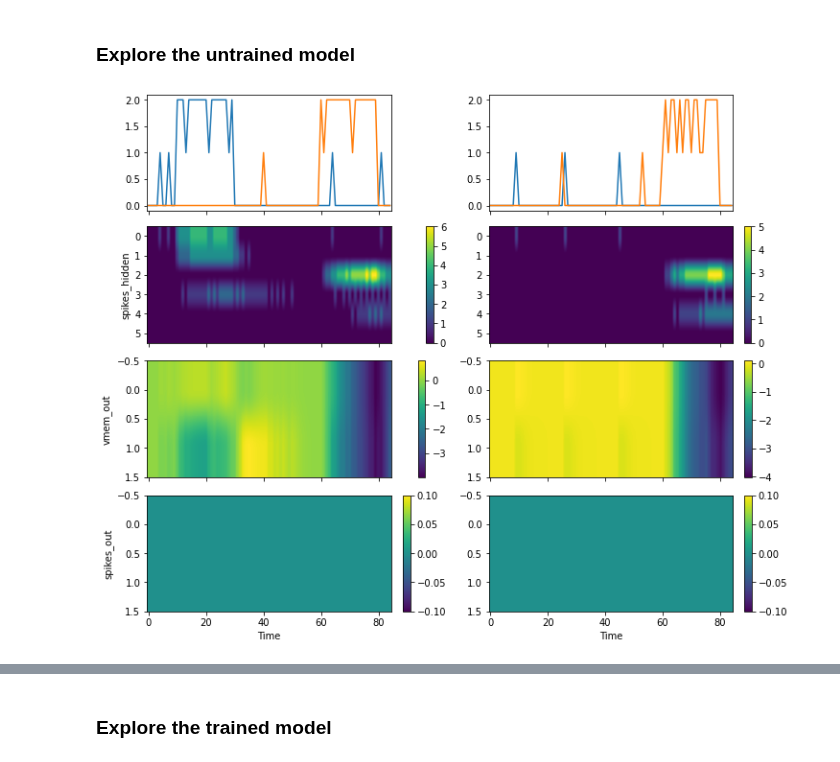
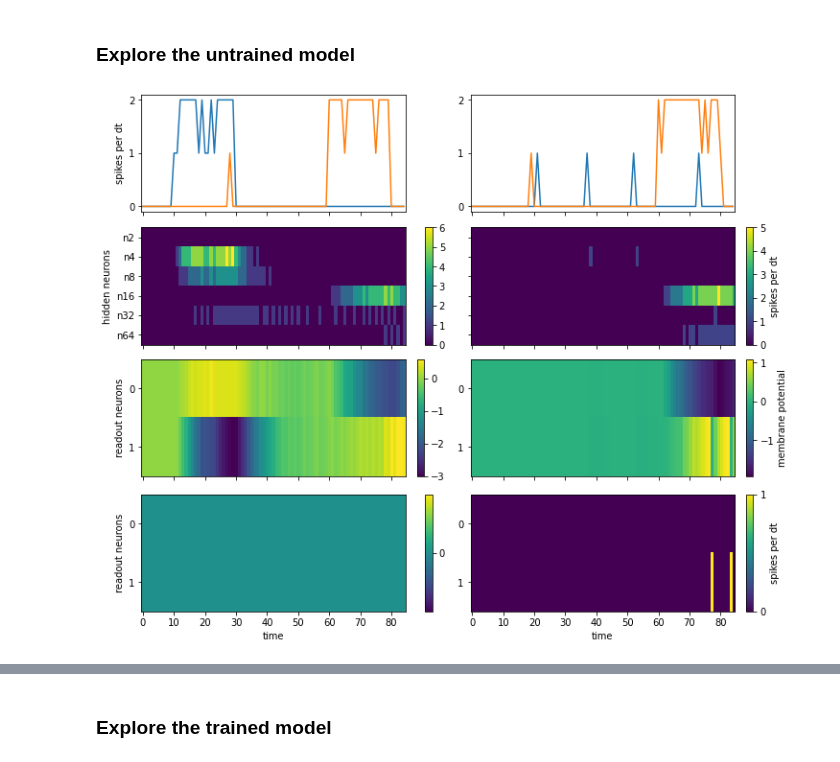
Before and after one commit to synsense/snn-workshop-amld-2022, a Jupyter notebook: 4. Auditory Processing/SNN_with_temporal_memory.ipynb, the cells around one changed output, grey strips where cells are left out. Drawn from its saved outputs; the diff is of its cells as text; code cells hidden in the pictures.

```diff
--- a/4. Auditory Processing/SNN_with_temporal_memory.ipynb
+++ b/4. Auditory Processing/SNN_with_temporal_memory.ipynb
@@ -55,7 +58,7 @@ Successfully installed pyDeprecate-0.3.2 torchmetrics-0.7.3
 import numpy as np
 from torch.utils.data import DataLoader
 import torch
-torch.manual_seed(1235)
+# torch.manual_seed(1235)
 
 class DelayTask:
     '''
@@ -66,7 +69,7 @@ class DelayTask:
         Channel A either generates a pulse at tA = offset_start remains silent.
         Channel B always generates a pulse start at tB = tA + delay.
 
-        The two output neurons represent the classes
+        The two readout neurons represent the classes
         A     + B -> class 0
         not A + B -> class 1
 
@@ -203,10 +206,11 @@ for i in range(2):
     ax[i][3].set_xticks([0, 1])
     ax[i][3].set_xticklabels([])
     ax[i][3].set_yticks([0, 1])
+    ax[i][3].set_yticklabels([])
 ax[0][0].set_title('signal')
 ax[0][1].set_title('noise')
 ax[0][2].set_title('total input')
-ax[0][3].set_title('output value')
+ax[0][3].set_title('class')
 ax[1][3].set_xticklabels([0, 1])
 ax[0][1].legend();
 # %% [output]
@@ -242,7 +246,7 @@ for i in range(4):
         signal, label = delay_task.__getitem__(0)
         ax[i][j].plot(signal[:, 0], label='channel 0')
         ax[i][j].plot(signal[:, 1], label='channel 1')
-        ax[i][j].set_title('output ' + str(label[0]))
+        ax[i][j].set_title('class ' + str(label[0]))
         ax[3][j].set_xlabel('time')
     ax[i][0].set_ylabel('spikes per dt')
 ax[0][0].legend();
@@ -370,7 +374,8 @@ def define_SynNet(
     neuron_model: TorchModule = LIFBitshiftTorch,
     max_spikes_per_dt: int = 31,
     max_spikes_per_dt_out: int = 1,
-    dt: float = 1e-3
+    dt: float = 1e-3,
+    seed: int = 1235
     ):
         """
         Args:
@@ -378,7 +383,7 @@ def define_SynNet(
             :param int n_channels:           number of input channels
             :param List tau_syn_hidden:      list of synaptic time constants of
                                              hidden layer neurons
-            :param float tau_syn_out:        synaptic time constants of output
+            :param float tau_syn_out:        synaptic time constants of readout
                                              neurons
             :param float tau_mem:            membrane time constant of all
                                              neurons
@@ -386,12 +391,13 @@ def define_SynNet(
             :param TorchModule neuron_model: neuron model of all neurons
             :param max_spikes_per_dt:        maximum number of spikes per time
                                              step of all neurons apart from
-                                             output neurons
+                                             the readout neurons
             :param max_spikes_per_dt_out:    maximum number of spikes per time
-                                             step of output neurons
+                                             step of the readout neurons
             :param float dt:                 one time step is seconds
         """
 
+        torch.manual_seed(seed)
         n_hidden = len(tau_syn_hidden)
         tau_syn_hidden = torch.tensor(tau_syn_hidden)
         thresholds = Constant([threshold for i in range(n_hidden)])
@@ -537,7 +567,7 @@ tau_syn_hidden = [2e-3, 4e-3, 8e-3, 16e-3, 32e-3, 64e-3]
 #@title *Solution*
 # run one signal type of each class through the model and visualize the
 # input signal, the spikes produced by the neurons in the hidden layer and the
-# membrane potential and spikes of the output neurons
+# membrane potential and spikes of the readout neurons
 
 
 # initalize the model
@@ -553,51 +583,75 @@ with torch.no_grad():
   snn_untrained.reset_state()
   _, _,  rec_untrained = snn_untrained(data_test.float(), record=True)
 
-# read out spikes of the hidden layer and membrane potential and spikes of the
-# the output neurons from the recording dictionary
-spikes_hidden = rec_untrained['1_LIFBitshiftTorch_output'].detach().cpu().numpy()
+# extract spikes of the hidden layer and membrane potential and spikes of the
+# the readout neurons from the recording dictionary
+spikes_hidden = rec_untrained['1_LIFBitshiftTorch_output'].detach().cpu().int().numpy()
 vmem_out = rec_untrained['3_LIFBitshiftTorch']['vmem'].detach().cpu().numpy()
-spikes_out = rec_untrained['3_LIFBitshiftTorch_output'].detach().cpu().numpy()
+spikes_out = rec_untrained['3_LIFBitshiftTorch_output'].detach().cpu().int().numpy()
 
 # pick the first signals in the batch corresponding to target values 0 and 1
 t0, t1 = 0, 1
 batch_idx_c0 = torch.arange(0, batch_size, dtype=int)[labels_test[:, 0] == t0][0].item()
 batch_idx_c1 = torch.arange(0, batch_size, dtype=int)[labels_test[:, 0] == t1][0].item()
+spikes_hidden_c0 = spikes_hidden[batch_idx_c0]
+spikes_hidden_c1 = spikes_hidden[batch_idx_c1]
+vmem_out_c0 = vmem_out[batch_idx_c0]
+vmem_out_c1 = vmem_out[batch_idx_c1]
+spikes_out_c0 = spikes_out[batch_idx_c0]
+spikes_out_c1 = spikes_out[batch_idx_c1]
 
 # visualize activity in layers
 fig, ax = plt.subplots(4, 2, figsize=(10, 8), constrained_layout=True,
                        sharex=True)
 
 # plot stimuli
 ax[0][0].plot(data_test[batch_idx_c0])
 ax[0][1].plot(data_test[batch_idx_c1])
+ax[0][0].set_yticks([0, 1, 2])
+ax[0][1].set_yticks([0, 1, 2])
+ax[0][0].set_ylabel('spikes per dt')
 
-ax[1][0].set_ylabel('spikes_hidden')
-img = ax[1][0].imshow(spikes_hidden[batch_idx_c0].T, aspect='auto')
-fig.colorbar(img, ax=ax[1][0])
-img = ax[1][1].imshow(spikes_hidden[batch_idx_c1].T, aspect='auto')
-fig.colorbar(img, ax=ax[1][1])
+ax[1][0].set_ylabel('hidden neurons')
+img = ax[1][0].imshow(spikes_hidden_c0.T, aspect='auto', interpolation='none')
+fig.colorbar(img, ax=ax[1][0], ticks=range(np.max(spikes_hidden_c0)+1))
+img = ax[1][1].imshow(spikes_hidden_c1.T, aspect='auto', interpolation='none')
+cb = fig.colorbar(img, ax=ax[1][1], ticks=range(np.max(spikes_hidden_c1)+1))
+cb.ax.set_ylabel('spikes per dt')
+ax[1][0].set_yticks(range(6))
+ax[1][1].set_yticks(range(6))
+ax[1][0].set_yticklabels(['n' + str(int(tau*1e3)) for tau in tau_syn_hidden])
+ax[1][1].set_yticklabels([])
 
-ax[2][0].set_ylabel('vmem_out')
-img = ax[2][0].imshow(vmem_out[batch_idx_c0].T, aspect='auto')
+ax[2][0].set_ylabel('readout neurons')
+img = ax[2][0].imshow(vmem_out_c0.T, aspect='auto', interpolation='none')
 fig.colorbar(img, ax=ax[2][0])
-img = ax[2][1].imshow(vmem_out[batch_idx_c1].T, aspect='auto')
-fig.colorbar(img, ax=ax[2][1])
+img = ax[2][1].imshow(vmem_out_c1.T, aspect='auto', interpolation='none')
+cb = fig.colorbar(img, ax=ax[2][1])
+cb.ax.set_ylabel('membrane potential')
+ax[2][0].set_yticks([0, 1])
+ax[2][1].set_yticks([0, 1])
+ax[2][0].set_yticklabels([0, 1])
+ax[2][1].set_yticklabels([0, 1])
 
-ax[3][0].set_ylabel('spikes_out')
-img = ax[3][0].imshow(spikes_out[batch_idx_c0].T, aspect='auto', interpolation='none')
-fig.colorbar(img, ax=ax[3][0])
-img = ax[3][1].imshow(spikes_out[batch_idx_c1].T, aspect='auto', interpolation='none')
-fig.colorbar(img, ax=ax[3][1])
+ax[3][0].set_ylabel('readout neurons')
+img = ax[3][0].imshow(spikes_out_c0.T, aspect='auto', interpolation='none')
+fig.colorbar(img, ax=ax[3][0], ticks=range(np.max(spikes_out_c0)+1))
+img = ax[3][1].imshow(spikes_out_c1.T, aspect='auto', interpolation='none')
+cb = fig.colorbar(img, ax=ax[3][1], ticks=range(np.max(spikes_out_c1)+1))
+cb.ax.set_ylabel('spikes per dt')
+ax[3][0].set_yticks([0, 1])
+ax[3][1].set_yticks([0, 1])
+ax[3][0].set_yticklabels([0, 1])
+ax[3][1].set_yticklabels([0, 1])
 
 for i in range(2):
-  ax[3][i].set_xlabel("Time")
+  ax[3][i].set_xlabel("time")
 
 plt.show()
 
 # TODO: check that the readout neurons of the model produce spikes if their
 # threshold is lowered
 # -> set snn_untrained[3].threshold = torch.tensor(new_threshold)
 # why does lowering the spiking threshold also change the membrane potential?
 # %% [output]
-[figure, old version]
+[figure, new version]
```
Also changed, not shown: parts of 26 cells of this notebook.
